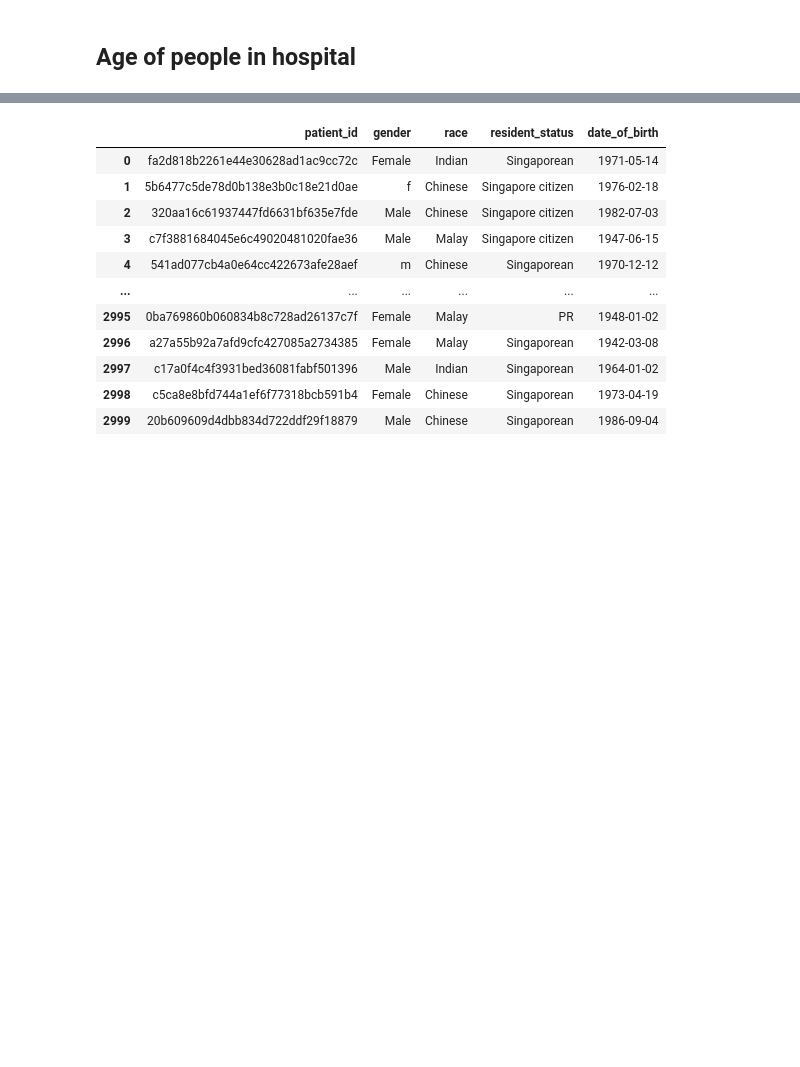
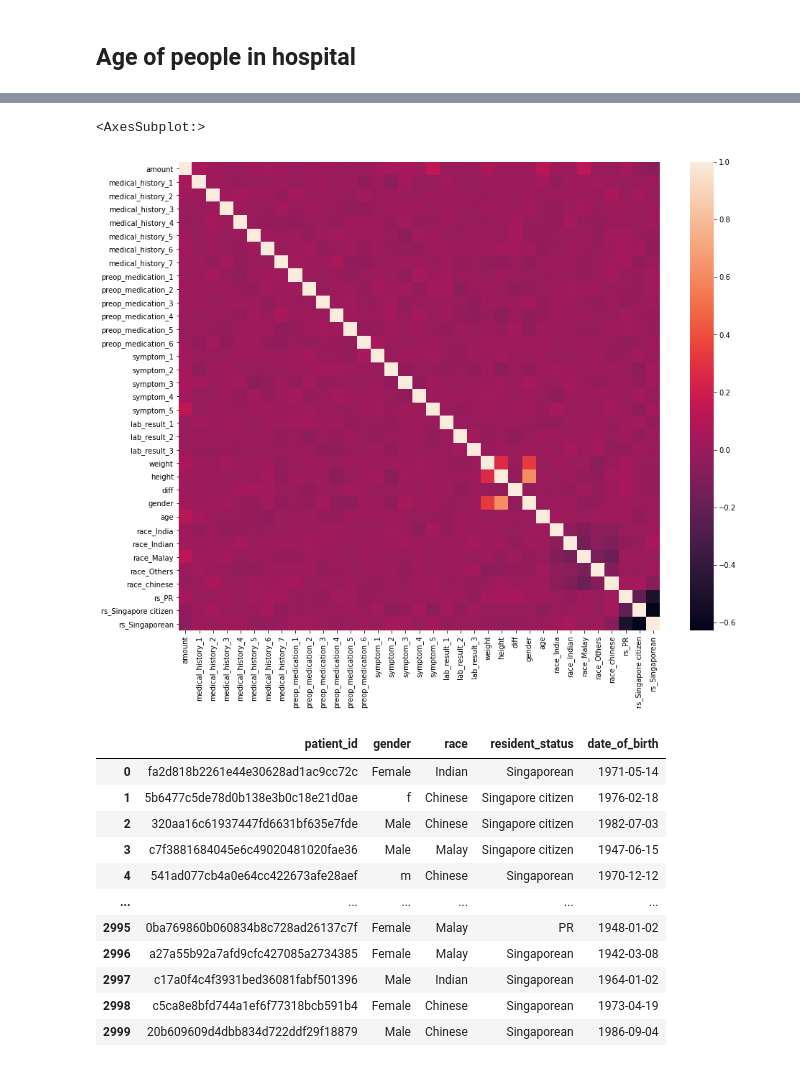
Before and after one commit to Jignesh012/Holmusk-Assignment, a Jupyter notebook: Visualizations.ipynb, the cells around one changed output, grey strips where cells are left out. Drawn from its saved outputs; the diff is of its cells as text; code cells hidden in the pictures; blank space fills up the shorter version.

```diff
--- a/Visualizations.ipynb
+++ b/Visualizations.ipynb
@@ -37,3 +65,9 @@ s
+# %%
+plt.figure(figsize=(15,12))
+sns.heatmap(df1.corr())
+# %% [output]
+<AxesSubplot:>
+[figure, added]
 # %%
 demo = pd.read_csv('demographics.csv')
 demo
```
Also changed, not shown: parts of 5 cells of this notebook.
